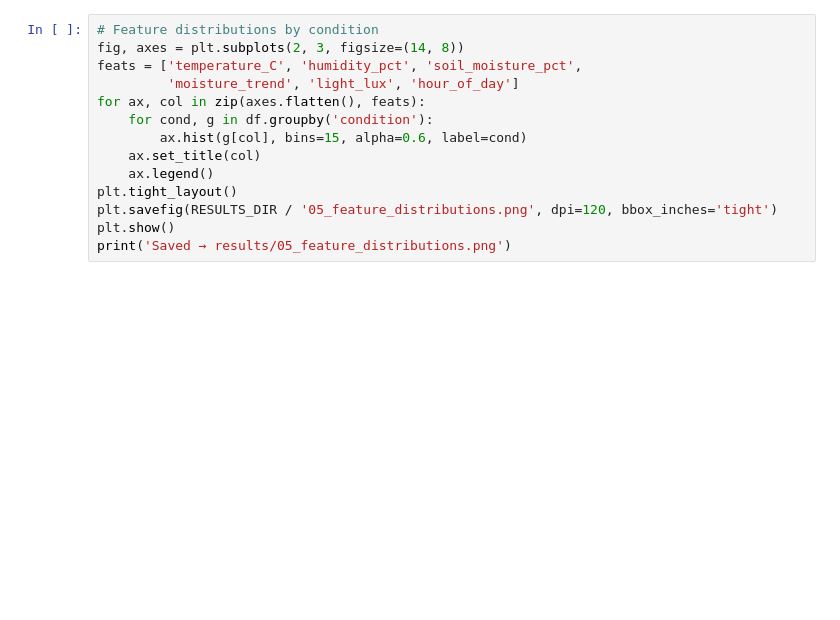
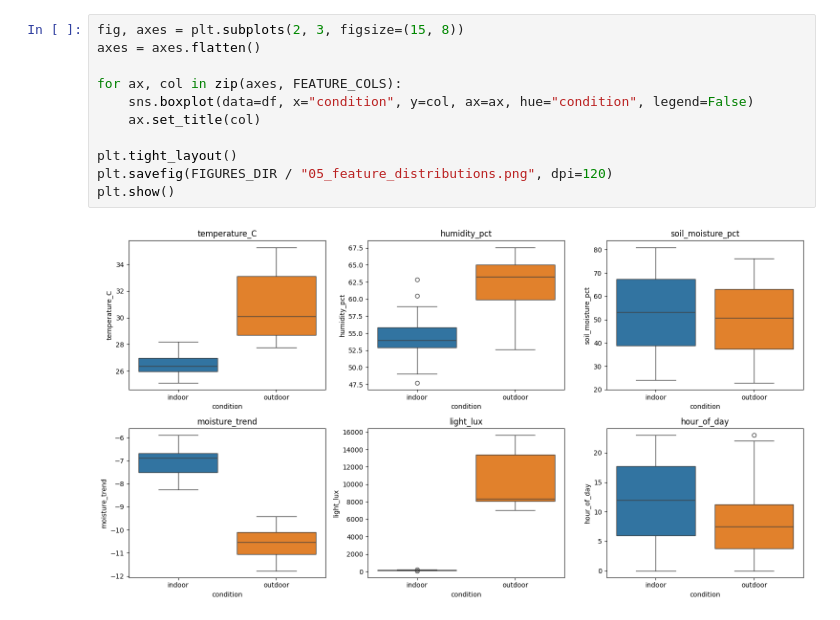
Before and after one commit to Sakhiur2022/HydroSense, a Jupyter notebook: ml/notebooks/05_exploratory_data_analysis.ipynb, the cells around one changed output. Cells and saved outputs as stored; diff of their text form; blank space fills up the shorter version.

```diff
--- a/ml/notebooks/05_exploratory_data_analysis.ipynb
+++ b/ml/notebooks/05_exploratory_data_analysis.ipynb
@@ -30,14 +64,13 @@ print('24-48h has only a couple of samples. Class imbalance is severe.')
 # %%
-# Feature distributions by condition
-fig, axes = plt.subplots(2, 3, figsize=(14, 8))
-feats = ['temperature_C', 'humidity_pct', 'soil_moisture_pct',
-         'moisture_trend', 'light_lux', 'hour_of_day']
-for ax, col in zip(axes.flatten(), feats):
-    for cond, g in df.groupby('condition'):
-        ax.hist(g[col], bins=15, alpha=0.6, label=cond)
+fig, axes = plt.subplots(2, 3, figsize=(15, 8))
+axes = axes.flatten()
+
+for ax, col in zip(axes, FEATURE_COLS):
+    sns.boxplot(data=df, x="condition", y=col, ax=ax, hue="condition", legend=False)
     ax.set_title(col)
-    ax.legend()
+
 plt.tight_layout()
-plt.savefig(RESULTS_DIR / '05_feature_distributions.png', dpi=120, bbox_inches='tight')
+plt.savefig(FIGURES_DIR / "05_feature_distributions.png", dpi=120)
 plt.show()
-print('Saved → results/05_feature_distributions.png')
+# %% [output]
+[figure, added]
```
Also changed, not shown: parts of 12 cells of this notebook.
